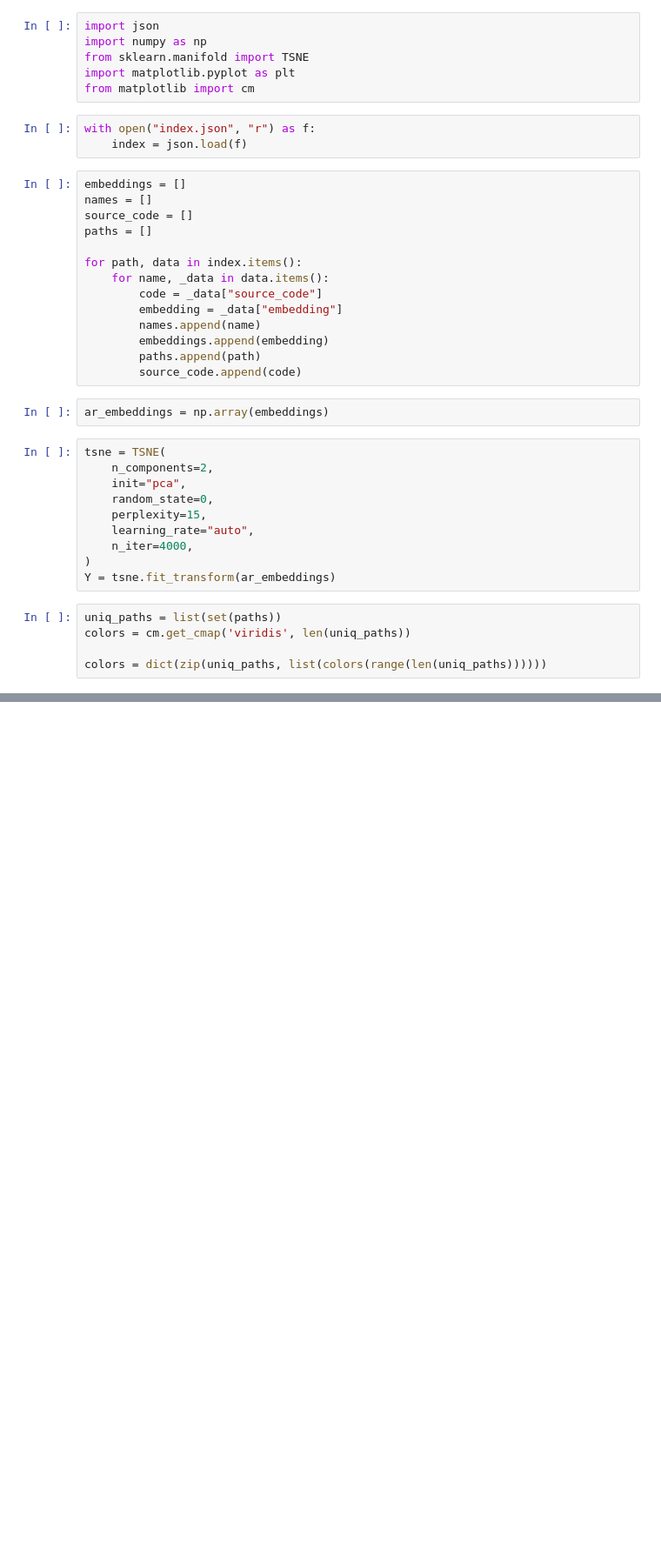
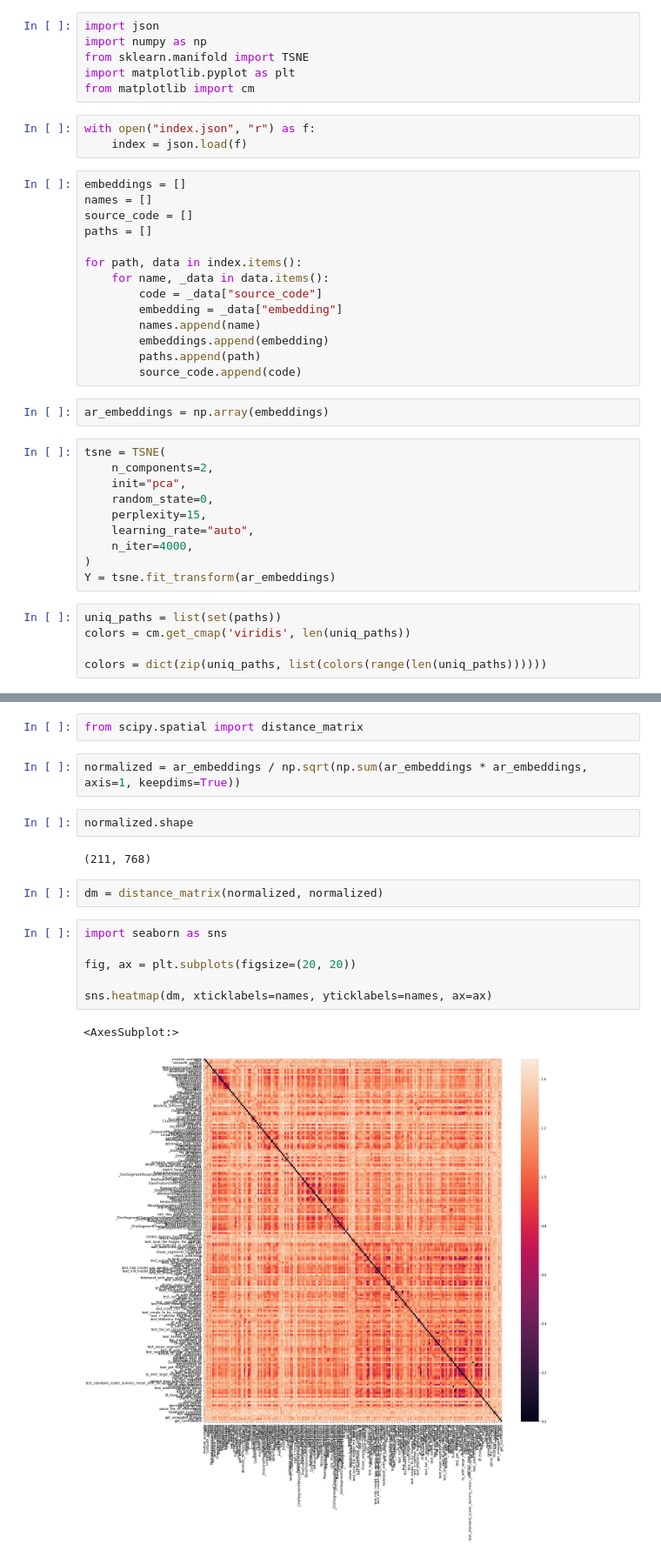
Before and after one commit to martins0n/sandbox, a Jupyter notebook: codeduplication/tsne.ipynb, the cells around one changed output, grey strips where cells are left out. Shown at 87% size. Saved outputs shown, nothing was run; the diff lists cells and outputs as text; blank space fills up the shorter version.

```diff
--- a/codeduplication/tsne.ipynb
+++ b/codeduplication/tsne.ipynb
@@ -49,0 +50,19 @@ for i, txt in enumerate(names):
+# %%
+from scipy.spatial import distance_matrix
+# %%
+normalized = ar_embeddings / np.sqrt(np.sum(ar_embeddings * ar_embeddings, axis=1, keepdims=True))
+# %%
+normalized.shape
+# %% [output]
+(211, 768)
+# %%
+dm = distance_matrix(normalized, normalized)
+# %%
+import seaborn as sns
+
+fig, ax = plt.subplots(figsize=(20, 20))
+
+sns.heatmap(dm, xticklabels=names, yticklabels=names, ax=ax)
+# %% [output]
+<AxesSubplot:>
+[figure, added]
```
Also changed, not shown: parts of 4 cells of this notebook, 1 other file.
